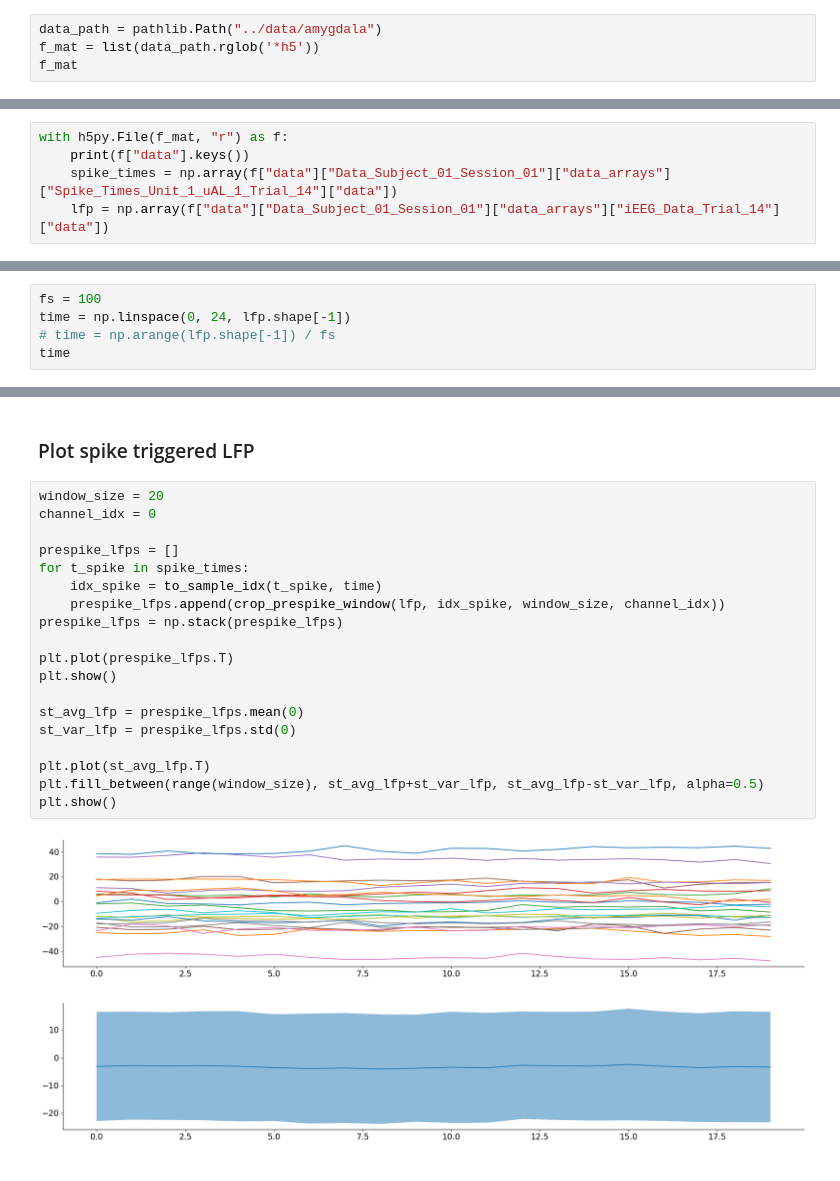
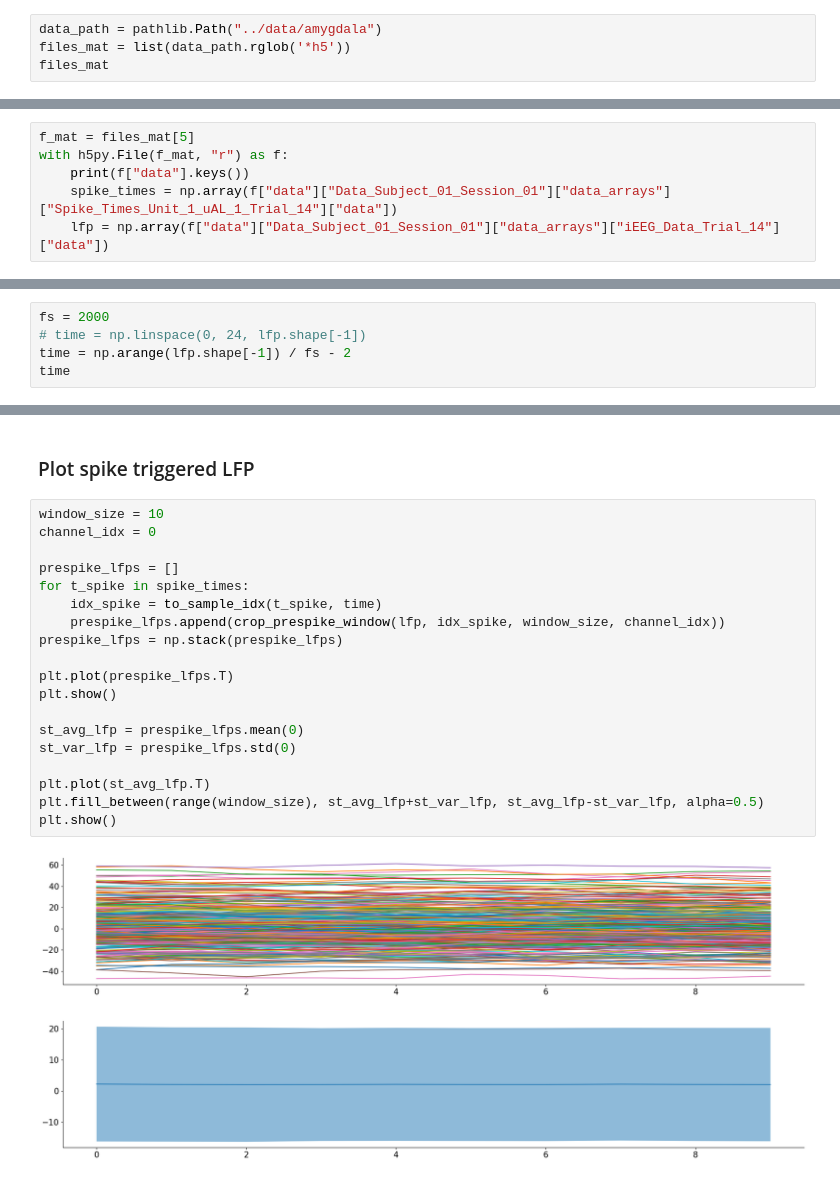
Before and after one commit to karahanyilmazer/OHBM-Hackathon23, a Jupyter notebook: load_amygdala_thomas.ipynb, the cells around one changed output, grey strips where cells are left out. Cells and saved outputs as stored; diff of their text form.

```diff
--- a/load_amygdala_thomas.ipynb
+++ b/load_amygdala_thomas.ipynb
@@ -26,8 +28,8 @@ rcParams['figure.autolayout'] = True
 ### Data files
 # %%
 data_path = pathlib.Path("../data/amygdala")
-f_mat = list(data_path.rglob('*h5'))
-f_mat
+files_mat = list(data_path.rglob('*h5'))
+files_mat
 # %% [output]
 [PosixPath('../data/amygdala/data_NIX/Data_Subject_08_Session_01.h5'),
  PosixPath('../data/amygdala/data_NIX/Data_Subject_03_Session_01.h5'),
@@ -41,6 +43,7 @@ f_mat
 # %% [markdown]
 ### Load data for one trial
 # %%
+f_mat = files_mat[5]
 with h5py.File(f_mat, "r") as f:
     print(f["data"].keys())
     spike_times = np.array(f["data"]["Data_Subject_01_Session_01"]["data_arrays"]["Spike_Times_Unit_1_uAL_1_Trial_14"]["data"])
@@ -50,8 +53,8 @@ with h5py.File(f_mat, "r") as f:
 # %% [markdown]
 ### Trial time
 # %%
-fs = 100
-time = np.linspace(0, 24, lfp.shape[-1])
-# time = np.arange(lfp.shape[-1]) / fs
+fs = 2000
+# time = np.linspace(0, 24, lfp.shape[-1])
+time = np.arange(lfp.shape[-1]) / fs - 2
 time
 # %% [output]
@@ -88,24 +90,24 @@ def crop_prespike_window(lfp, idx_spike, window_size, channel):
 # %% [markdown]
 ### Plot spike triggered LFP
 # %%
-window_size = 20
+window_size = 10
 channel_idx = 0
 
 prespike_lfps = []
 for t_spike in spike_times:
     idx_spike = to_sample_idx(t_spike, time)
     prespike_lfps.append(crop_prespike_window(lfp, idx_spike, window_size, channel_idx))
 prespike_lfps = np.stack(prespike_lfps)
 
 plt.plot(prespike_lfps.T)
 plt.show()
 
 st_avg_lfp = prespike_lfps.mean(0)
 st_var_lfp = prespike_lfps.std(0)
 
 plt.plot(st_avg_lfp.T)
 plt.fill_between(range(window_size), st_avg_lfp+st_var_lfp, st_avg_lfp-st_var_lfp, alpha=0.5)
 plt.show()
 # %% [output]
-[figure, old version]
+[figure, new version]
-[figure, old version]
+[figure, new version]
```
Also changed, not shown: parts of 7 cells of this notebook.
